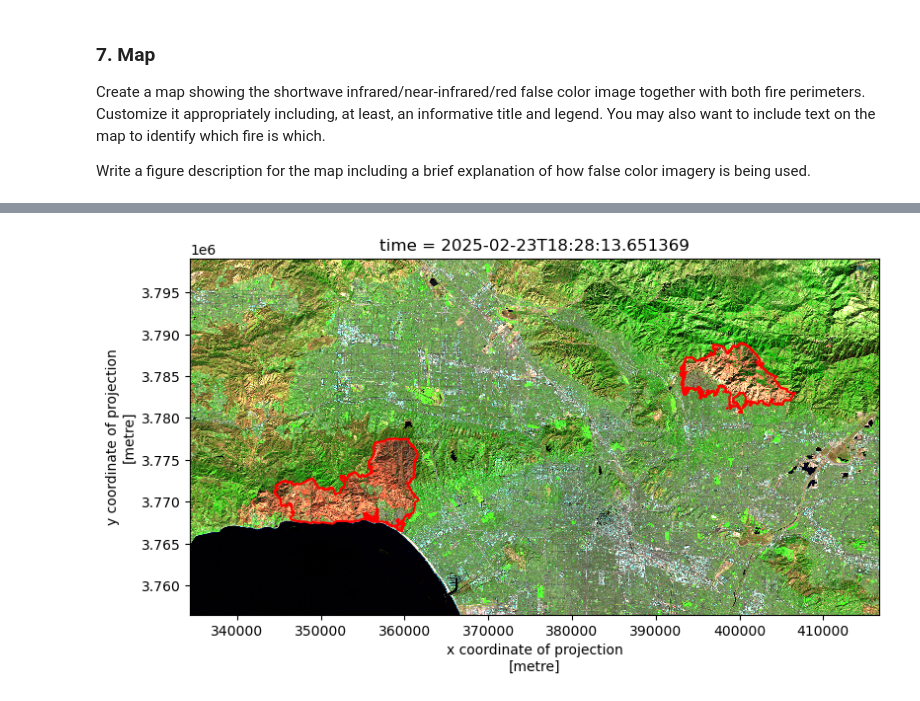
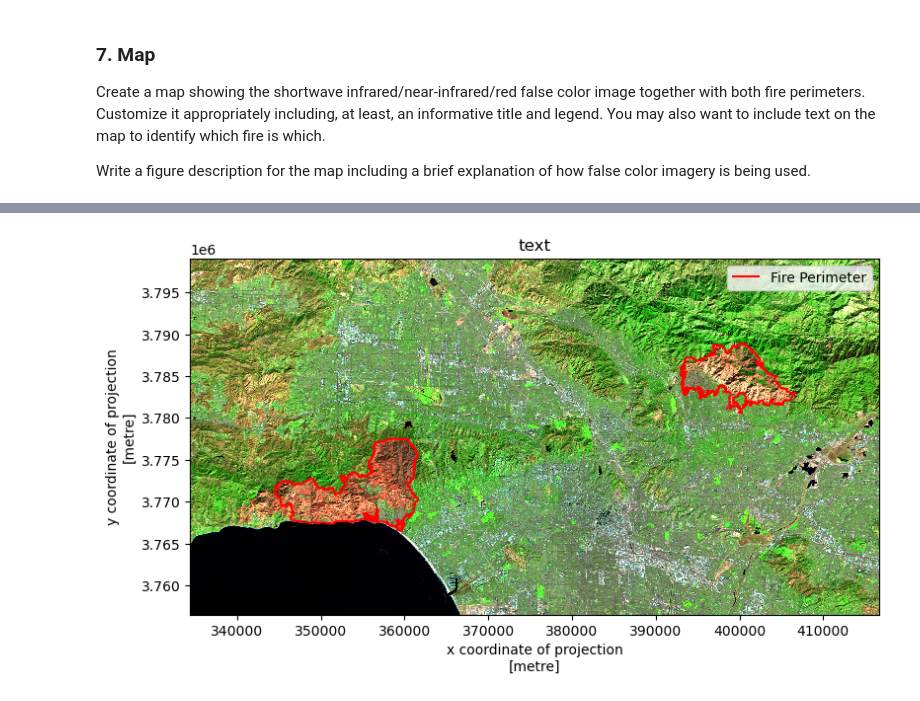
Before and after one commit to sofiasarak/eds220-hwk4, a Jupyter notebook: hwk4-task2-false-color-SARAK.ipynb, the cells around one changed output, grey strips where cells are left out. Cells and saved outputs as stored; diff of their text form; code cells hidden in the pictures.

```diff
--- a/hwk4-task2-false-color-SARAK.ipynb
+++ b/hwk4-task2-false-color-SARAK.ipynb
@@ -211,8 +238,14 @@ landsat[['swir22', 'nir08', 'red']].to_array().plot.imshow(robust = True,
                                                            ax = ax)
 eaton_perimeter.boundary.plot(ax = ax,
                               color = "red",
-                              linewidth = 1.5)
+                              linewidth = 1.5,
+                              label = "Fire Perimeter")
 palisades_perimeter.boundary.plot(ax = ax,
                                   color = "red",
                                   linewidth = 1.5)
+
+
+plt.title("text")
+plt.legend()
+plt.show()
 # %% [output]
@@ -220 +252 @@ palisades_perimeter.boundary.plot(ax = ax,
-[figure, old version]
+[figure, new version]
```
Also changed, not shown: parts of 10 cells of this notebook.
